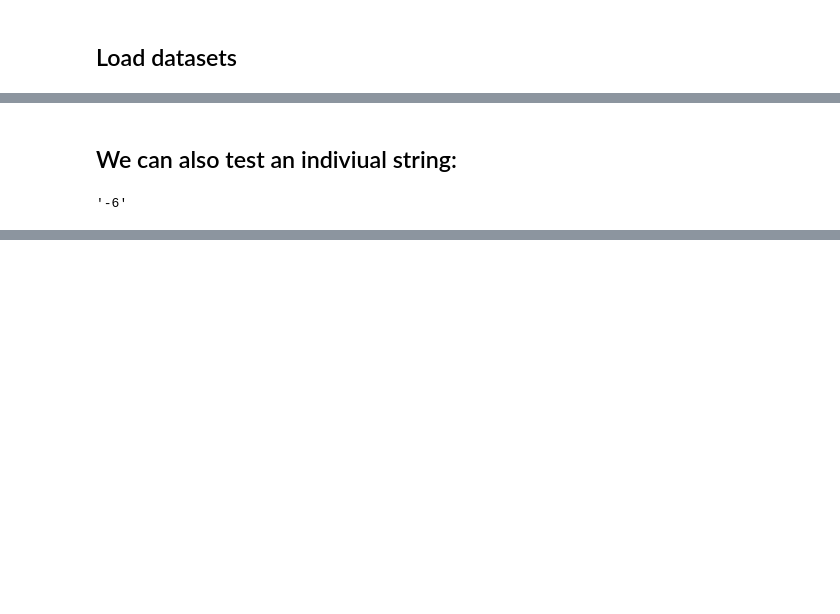
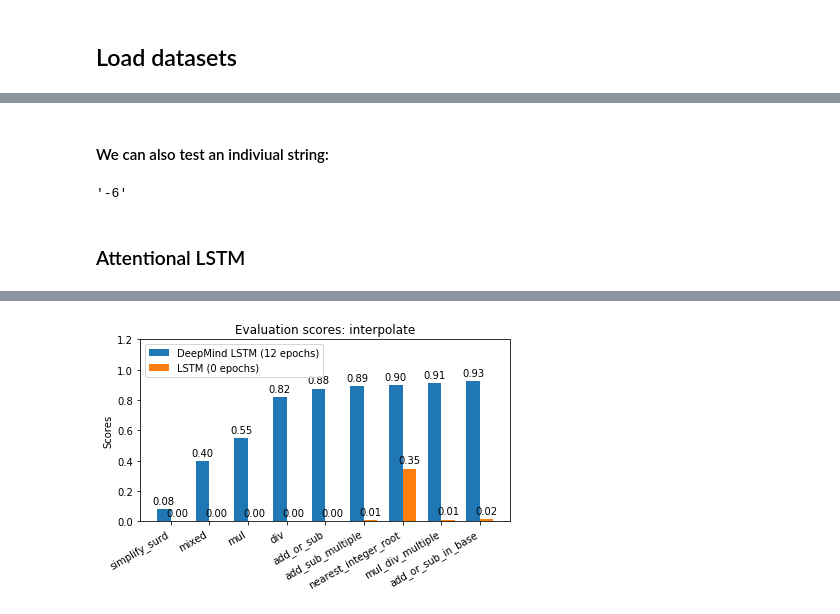
Before and after one commit to lvwerra/deep-math, a Jupyter notebook: notebooks/model-evaluation.ipynb, the cells around one changed output, grey strips where cells are left out. Drawn from its saved outputs; the diff is of its cells as text; code cells hidden in the pictures; blank space fills up the shorter version.

```diff
--- a/notebooks/model-evaluation.ipynb
+++ b/notebooks/model-evaluation.ipynb
@@ -204,7 +108,0 @@ EPOCH 3
-# %%
-for epoch, job_id in job_ids.items():
-    model_path = Path('../src/models/'  + job_id)
-    lstm_eval = EvaluateSimpleLSTM(model_path, data_gen_pars)
-    print('EPOCH', epoch)
-    exp_name = 'LSTM (%i epochs)' % epoch
-    res, res_dm = evaluate_arithmetics_extrapolate(lstm_eval, input_texts, target_texts, ['DeepMind LSTM (12 epochs)', exp_name])
@@ -218,6 +109,24 @@ EPOCH 3
 # %% [markdown]
-## We can also test an indiviual string:
+#### We can also test an indiviual string:
 # %%
 lstm_eval.predict_on_string('1 / 1')
 # %% [output]
 '-6'
+# %% [markdown]
+### Attentional LSTM
+# %%
+job_ids = ['lstm-attention-epoch-1']
+# %%
+model_path = Path('../src/models/'  + job_ids[0])
+settings_dict, input_texts, target_texts = get_data(model_path/'settings.json')
+data_gen_pars, _, _ = get_sequence_data(settings_dict)
+# %%
+for epoch, job_id in enumerate(job_ids):
+    model_path = Path('../src/models/'  + job_id)
+    lstm_eval = EvaluateLSTMWithAttention(model_path)
+    print('EPOCH', epoch + 1)
+    exp_name = 'LSTM (%i epochs)' % (epoch+1)
+    res, res_dm = evaluate_on_dataset(lstm_eval, input_texts, target_texts,
+                                      ['DeepMind LSTM (12 epochs)', exp_name],
+                                      res_dm_att_lstm_inter, test_set='interpolate')
+# %% [output]
@@ -223,0 +143 @@ lstm_eval.predict_on_string('1 / 1')
+[figure, added]
```
Also changed, not shown: parts of 19 cells of this notebook, 4 other files.
